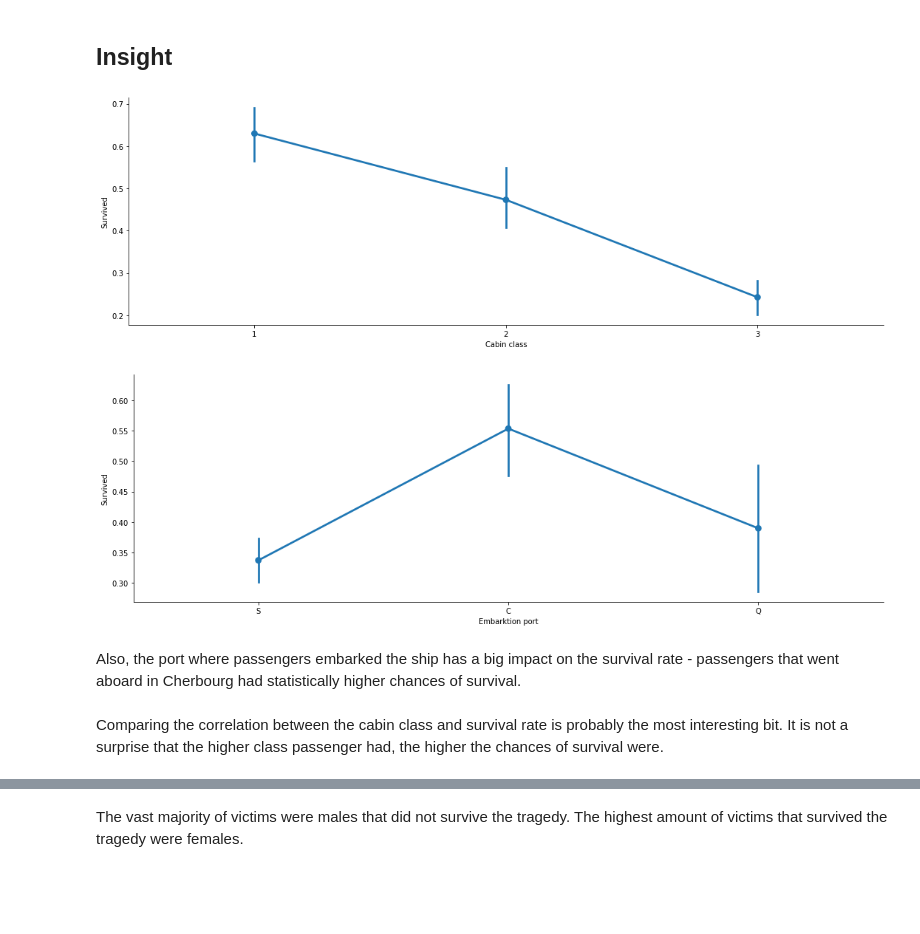
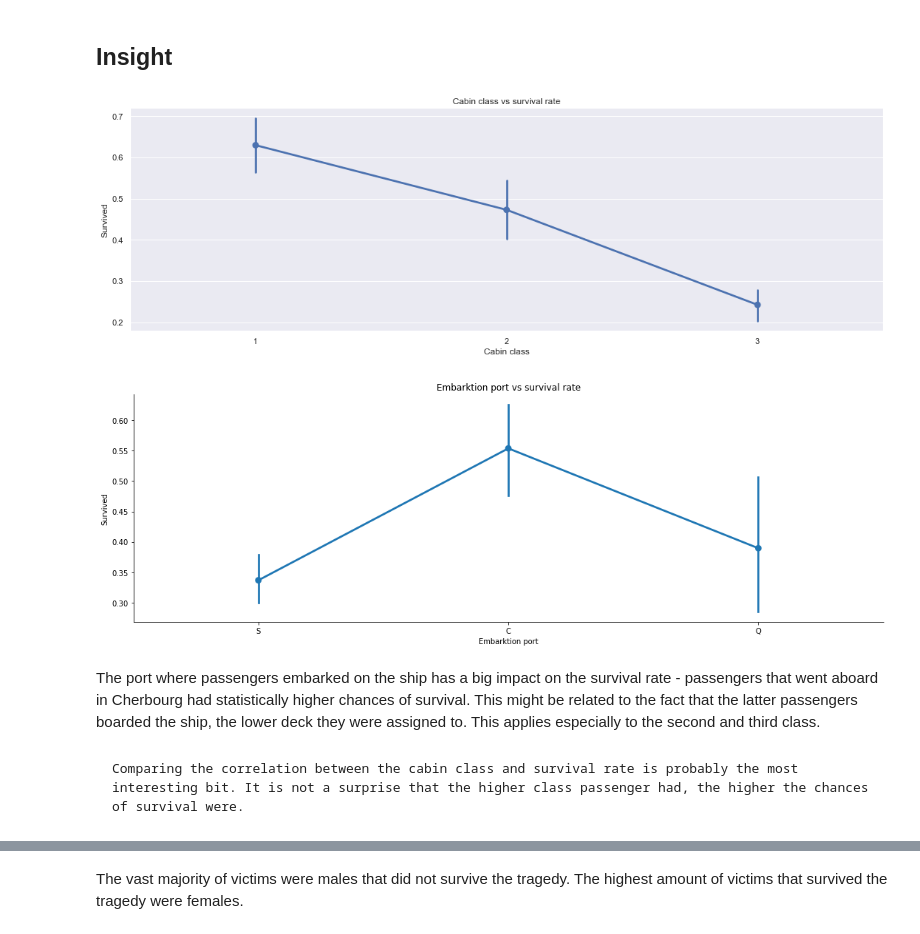
Before and after one commit to Bartosz-D3V/ml-dataset-analysis, a Jupyter notebook: titanic_classification/titanic_classification.ipynb, the cells around one changed output, grey strips where cells are left out. Saved outputs shown, nothing was run; the diff lists cells and outputs as text; code cells hidden in the pictures; blank space fills up the shorter version.

Commit message:
Titanic improvement (#5)
* Achieve top 9%
* Improve hyper-parameter tuning mechanism
* Add new features
* Add more plots with explanation

```diff
--- a/titanic_classification/titanic_classification.ipynb
+++ b/titanic_classification/titanic_classification.ipynb
@@ -25,10 +25,9 @@ import seaborn as sns
 import numpy as np
 import sys
 
+
+sns.set(rc={'figure.figsize': (11.7, 8.27)})
 sys.path.append('../')
-
-import warnings
-warnings.filterwarnings('ignore')
 # %% [markdown]
 ## Dataset
 
@@ -64,15 +120,17 @@ Most columns are self-explaining, but there are few columns that might be a bit
 ## Insight
 # %%
 sns.catplot('Pclass', 'Survived', data=train_set, aspect=3, kind="point")
+plt.title('Cabin class vs survival rate')
 plt.xlabel('Cabin class');
 # %% [output]
-[figure, old version]
+[figure, new version]
 # %%
 sns.catplot('Embarked', 'Survived', data=train_set, aspect=3, kind="point")
+plt.title('Embarktion port vs survival rate')
 plt.xlabel('Embarktion port');
 # %% [output]
-[figure, old version]
+[figure, new version]
 # %% [markdown]
-Also, the port where passengers embarked the ship has a big impact on the survival rate - passengers that went aboard in Cherbourg had statistically higher chances of survival.
+The port where passengers embarked on the ship has a big impact on the survival rate - passengers that went aboard in Cherbourg had statistically higher chances of survival. This might be related to the fact that the latter passengers boarded the ship, the lower deck they were assigned to. This applies especially to the second and third class.
 # %% [markdown]
-Comparing the correlation between the cabin class and survival rate is probably the most interesting bit. It is not a surprise that the higher class passenger had, the higher the chances of survival were.
+    Comparing the correlation between the cabin class and survival rate is probably the most interesting bit. It is not a surprise that the higher class passenger had, the higher the chances of survival were.
```
Also changed, not shown: parts of 50 cells of this notebook, 8 other files.
